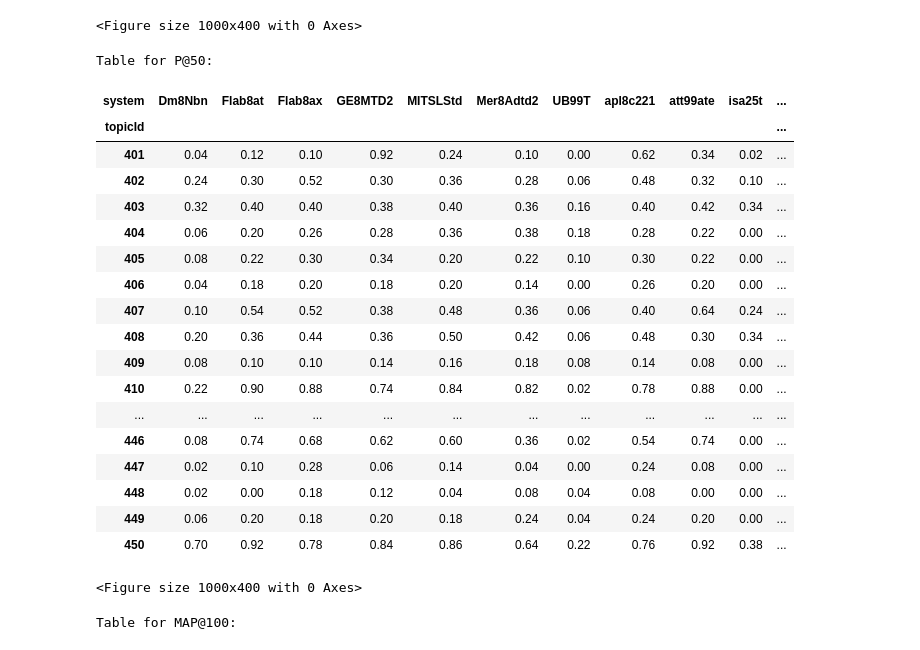
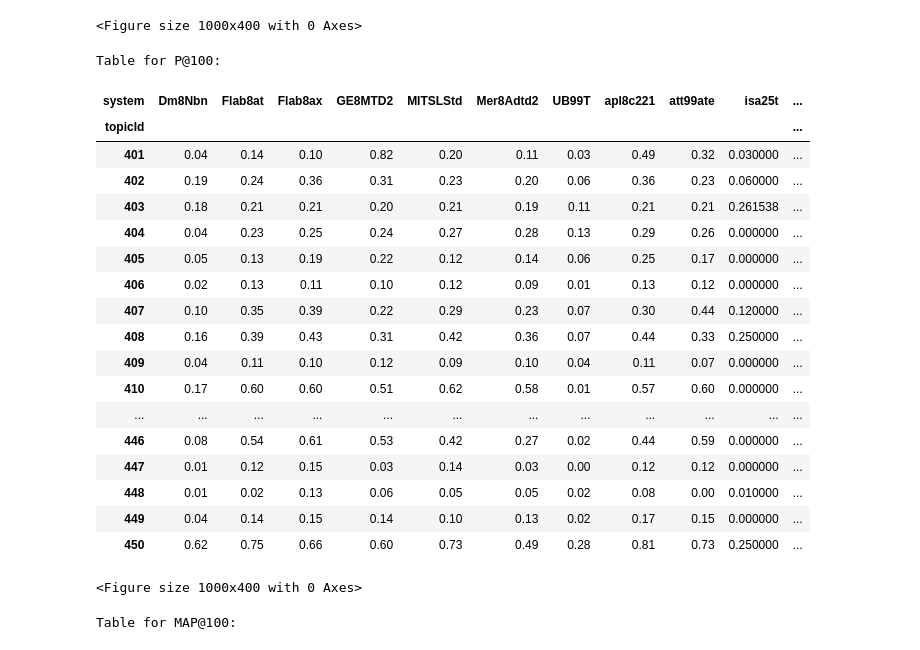
Before and after one commit to naisyh/IR, a Jupyter notebook: PandMAP.ipynb, the cells around one changed output. Drawn from its saved outputs; the diff is of its cells as text; code cells hidden in the pictures.

```diff
--- a/PandMAP.ipynb
+++ b/PandMAP.ipynb
@@ -45,11 +45,11 @@ def calculate_metrics(df, qrel_dict):
         retrieved_docs = group.sort_values('ranking')['docId'].tolist()
 
         p_at_10 = precision_at_k(relevant_docs, retrieved_docs, 10)
-        p_at_50 = precision_at_k(relevant_docs, retrieved_docs, 50)
+        p_at_100 = precision_at_k(relevant_docs, retrieved_docs, 100)
         map_at_100 = mean_average_precision_at_k(relevant_docs, retrieved_docs, 100) #MAP
-        map_at_20 = mean_average_precision_at_k(relevant_docs, retrieved_docs, 20) #MAP
+        map_at_10 = mean_average_precision_at_k(relevant_docs, retrieved_docs, 10) #MAP
 
-        results.append({'topicId': topic, 'P@10': p_at_10, 'P@50': p_at_50, 'MAP@100': map_at_100, 'MAP@20': map_at_20})
+        results.append({'topicId': topic, 'P@10': p_at_10, 'P@100': p_at_100, 'MAP@100': map_at_100, 'MAP@10': map_at_10})
 
     return results
 # %%
@@ -98,9 +98,9 @@ if all_results:
 
     # Display the final results in separate tables for P@10, P@100, AP@100, and MAP@100
     table_format_p10 = final_results.pivot(index='topicId', columns='system', values='P@10')
-    table_format_p50 = final_results.pivot(index='topicId', columns='system', values='P@50')
+    table_format_p100 = final_results.pivot(index='topicId', columns='system', values='P@100')
     table_format_map100 = final_results.pivot(index='topicId', columns='system', values='MAP@100')
-    table_format_map20 = final_results.pivot(index='topicId', columns='system', values='MAP@20')
+    table_format_map10 = final_results.pivot(index='topicId', columns='system', values='MAP@10')
 
 else:
     print("No valid data found to concatenate.")
@@ -149,47 +155,53 @@ Table for P@10:
 | 450 | 0.7 | 1.0 | 0.8 | 1.0 | 0.7 | 0.8 | 0.1 | 1.0 | 1.0 | 0.6 | ... |
 <Figure size 1000x400 with 0 Axes>
 # %%
-print("\nTable for P@50:")
-display(table_format_p50)
+print("\nTable for P@100:")
+display(table_format_p100)
+
+table_format_p100.to_csv(index='topicId')
+# Save the cleaned DataFrame back to a file
+save_path = "D:\VSCODE PROJECT\IR\scores\p@100.csv"
+
+table_format_p100.to_csv(save_path, index='topicId')
 
 # Create a figure and axis
 plt.figure(figsize=(10, 4))  # Example: width = 10, height = 4
 fig, ax = plt.subplots()
 
 # Hide axes for cleaner table appearance
 ax.axis('off')
 
 # Create table and add row labels
 table = ax.table(
-    cellText=table_format_p50.values,
-    colLabels=table_format_p50.columns,
-    rowLabels=table_format_p50.index,
+    cellText=table_format_p100.values,
+    colLabels=table_format_p100.columns,
+    rowLabels=table_format_p100.index,
     loc='center'
 )
 
 # Save the table as an image
-plt.savefig(f"p@50_table.png", bbox_inches='tight', dpi=300)  # Customize filename and format
+plt.savefig(f"p@100_table.png", bbox_inches='tight', dpi=300)  # Customize filename and format
 plt.close(fig)  # Close the figure to avoid memory leaks
 # %% [output]
-Table for P@50:
+Table for P@100:
 | system | Dm8Nbn | Flab8at | Flab8ax | GE8MTD2 | MITSLStd | Mer8Adtd2 | UB99T | apl8c221 | att99ate | isa25t | ... |
 | topicId |  |  |  |  |  |  |  |  |  |  | ... |
-| 401 | 0.04 | 0.12 | 0.10 | 0.92 | 0.24 | 0.10 | 0.00 | 0.62 | 0.34 | 0.02 | ... |
-| 402 | 0.24 | 0.30 | 0.52 | 0.30 | 0.36 | 0.28 | 0.06 | 0.48 | 0.32 | 0.10 | ... |
-| 403 | 0.32 | 0.40 | 0.40 | 0.38 | 0.40 | 0.36 | 0.16 | 0.40 | 0.42 | 0.34 | ... |
-| 404 | 0.06 | 0.20 | 0.26 | 0.28 | 0.36 | 0.38 | 0.18 | 0.28 | 0.22 | 0.00 | ... |
-| 405 | 0.08 | 0.22 | 0.30 | 0.34 | 0.20 | 0.22 | 0.10 | 0.30 | 0.22 | 0.00 | ... |
-| 406 | 0.04 | 0.18 | 0.20 | 0.18 | 0.20 | 0.14 | 0.00 | 0.26 | 0.20 | 0.00 | ... |
-| 407 | 0.10 | 0.54 | 0.52 | 0.38 | 0.48 | 0.36 | 0.06 | 0.40 | 0.64 | 0.24 | ... |
-| 408 | 0.20 | 0.36 | 0.44 | 0.36 | 0.50 | 0.42 | 0.06 | 0.48 | 0.30 | 0.34 | ... |
-| 409 | 0.08 | 0.10 | 0.10 | 0.14 | 0.16 | 0.18 | 0.08 | 0.14 | 0.08 | 0.00 | ... |
-| 410 | 0.22 | 0.90 | 0.88 | 0.74 | 0.84 | 0.82 | 0.02 | 0.78 | 0.88 | 0.00 | ... |
+| 401 | 0.04 | 0.14 | 0.10 | 0.82 | 0.20 | 0.11 | 0.03 | 0.49 | 0.32 | 0.030000 | ... |
+| 402 | 0.19 | 0.24 | 0.36 | 0.31 | 0.23 | 0.20 | 0.06 | 0.36 | 0.23 | 0.060000 | ... |
+| 403 | 0.18 | 0.21 | 0.21 | 0.20 | 0.21 | 0.19 | 0.11 | 0.21 | 0.21 | 0.261538 | ... |
+| 404 | 0.04 | 0.23 | 0.25 | 0.24 | 0.27 | 0.28 | 0.13 | 0.29 | 0.26 | 0.000000 | ... |
+| 405 | 0.05 | 0.13 | 0.19 | 0.22 | 0.12 | 0.14 | 0.06 | 0.25 | 0.17 | 0.000000 | ... |
+| 406 | 0.02 | 0.13 | 0.11 | 0.10 | 0.12 | 0.09 | 0.01 | 0.13 | 0.12 | 0.000000 | ... |
+| 407 | 0.10 | 0.35 | 0.39 | 0.22 | 0.29 | 0.23 | 0.07 | 0.30 | 0.44 | 0.120000 | ... |
+| 408 | 0.16 | 0.39 | 0.43 | 0.31 | 0.42 | 0.36 | 0.07 | 0.44 | 0.33 | 0.250000 | ... |
+| 409 | 0.04 | 0.11 | 0.10 | 0.12 | 0.09 | 0.10 | 0.04 | 0.11 | 0.07 | 0.000000 | ... |
+| 410 | 0.17 | 0.60 | 0.60 | 0.51 | 0.62 | 0.58 | 0.01 | 0.57 | 0.60 | 0.000000 | ... |
 | ... | ... | ... | ... | ... | ... | ... | ... | ... | ... | ... | ... |
-| 446 | 0.08 | 0.74 | 0.68 | 0.62 | 0.60 | 0.36 | 0.02 | 0.54 | 0.74 | 0.00 | ... |
-| 447 | 0.02 | 0.10 | 0.28 | 0.06 | 0.14 | 0.04 | 0.00 | 0.24 | 0.08 | 0.00 | ... |
-| 448 | 0.02 | 0.00 | 0.18 | 0.12 | 0.04 | 0.08 | 0.04 | 0.08 | 0.00 | 0.00 | ... |
-| 449 | 0.06 | 0.20 | 0.18 | 0.20 | 0.18 | 0.24 | 0.04 | 0.24 | 0.20 | 0.00 | ... |
-| 450 | 0.70 | 0.92 | 0.78 | 0.84 | 0.86 | 0.64 | 0.22 | 0.76 | 0.92 | 0.38 | ... |
+| 446 | 0.08 | 0.54 | 0.61 | 0.53 | 0.42 | 0.27 | 0.02 | 0.44 | 0.59 | 0.000000 | ... |
+| 447 | 0.01 | 0.12 | 0.15 | 0.03 | 0.14 | 0.03 | 0.00 | 0.12 | 0.12 | 0.000000 | ... |
+| 448 | 0.01 | 0.02 | 0.13 | 0.06 | 0.05 | 0.05 | 0.02 | 0.08 | 0.00 | 0.010000 | ... |
+| 449 | 0.04 | 0.14 | 0.15 | 0.14 | 0.10 | 0.13 | 0.02 | 0.17 | 0.15 | 0.000000 | ... |
+| 450 | 0.62 | 0.75 | 0.66 | 0.60 | 0.73 | 0.49 | 0.28 | 0.81 | 0.73 | 0.250000 | ... |
 <Figure size 1000x400 with 0 Axes>
 # %%
 print("\nTable for MAP@100:")
```
Also changed, not shown: parts of 4 cells of this notebook, 12 other files.
